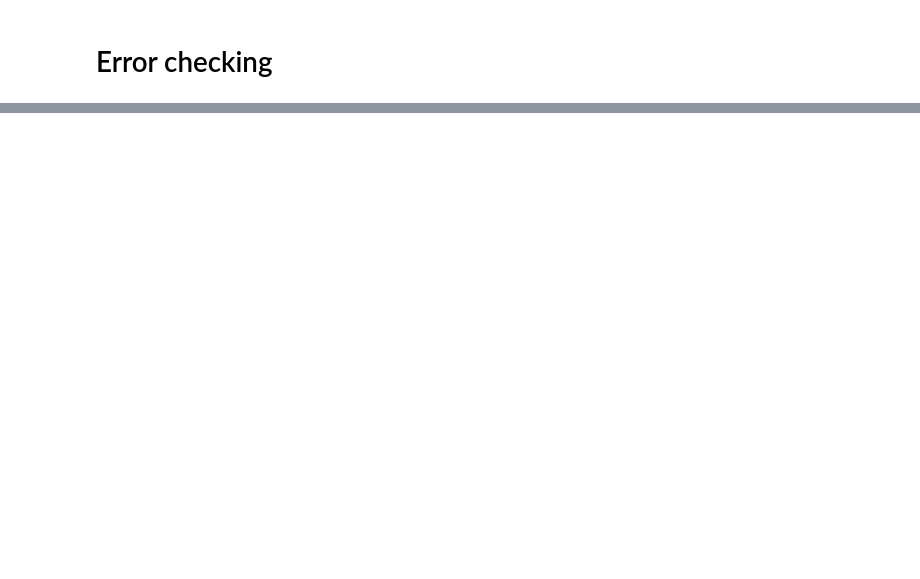
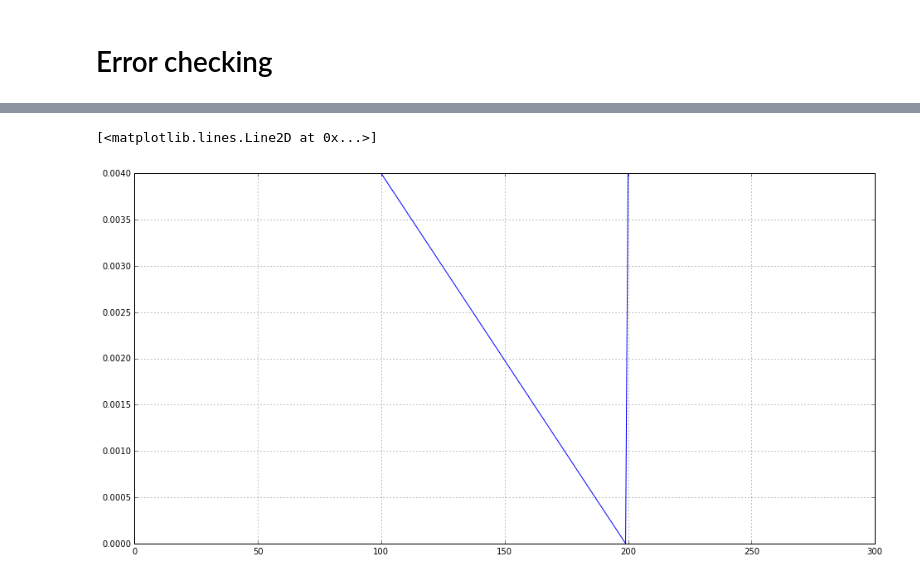
Before and after one commit to codeminders/water-data, a Jupyter notebook: custom_filters.ipynb, the cells around one changed output, grey strips where cells are left out. Drawn from its saved outputs; the diff is of its cells as text; code cells hidden in the pictures; blank space fills up the shorter version.

```diff
--- a/custom_filters.ipynb
+++ b/custom_filters.ipynb
@@ -6,6 +6,7 @@ import matplotlib.pyplot as plt
 import line_profiler
 
 from usgs.helpers import *
+from usgs.filters import *
 from usgs.imputation.imputation import *
 from pymongo import MongoClient
 from numpy.lib.stride_tricks import as_strided
@@ -13,5 +14,8 @@ from numpy.lib.stride_tricks import as_strided
 client = MongoClient("localhost", 27017)
 db = client['usgs']
 
+%matplotlib inline
 plt.rcParams['image.cmap'] = 'viridis'
-%matplotlib inline
+plt.rcParams['axes.grid'] = True
+plt.rcParams['axes.grid.which'] = 'both'
+plt.rcParams['figure.figsize'] = [16.0, 8.0]
@@ -337,25 +171,0 @@ z = adaptive_median_filter_1d(y_true, 96)
-# %%
-k = 97
-s = 6
-
-kernel = np.exp(-0.5*((np.arange(k) - k // 2) / s)**2) / s * 0.3989422804014327
-#kernel /= kernel.sum()
-z = np.convolve(y_true, kernel, mode = 'same')
-#z = median_filter_1d(y_true, 48)
-dy = 0.5*(z[2:] - z[:-2])
-ddy = 0.5*(z[2:] - 2*z[1:-1] + z[:-2])
-
-plt.figure(figsize = (16,6))
-plt.subplot(2,1,1)
-#plt.plot(y_true)
-plt.plot(z)
-plt.xlim(128000,130000)
-plt.ylim(1.6,2.5)
-plt.grid()
-
-plt.subplot(2,1,2)
-plt.plot(ddy)
-plt.plot(np.hstack([0, ddy[1:] * ddy[:-1]]) <= 0)
-plt.xlim(128000,130000)
-plt.ylim(-0.001,0.001)
-plt.grid()
@@ -367,0 +209,9 @@ ddy[1:] * ddy[:-1]
+# %%
+#kernel = y[31*4200-380:31*4200-200]
+#kernel = kernel / kernel.sum()
+#kernel = pressure_leak_kernel(300)
+#kernel /= kernel.sum()
+plt.plot(kernel)
+# %% [output]
+[<matplotlib.lines.Line2D at 0x...>]
+[figure, added]
```
Also changed, not shown: parts of 11 cells of this notebook, 11 other files.
